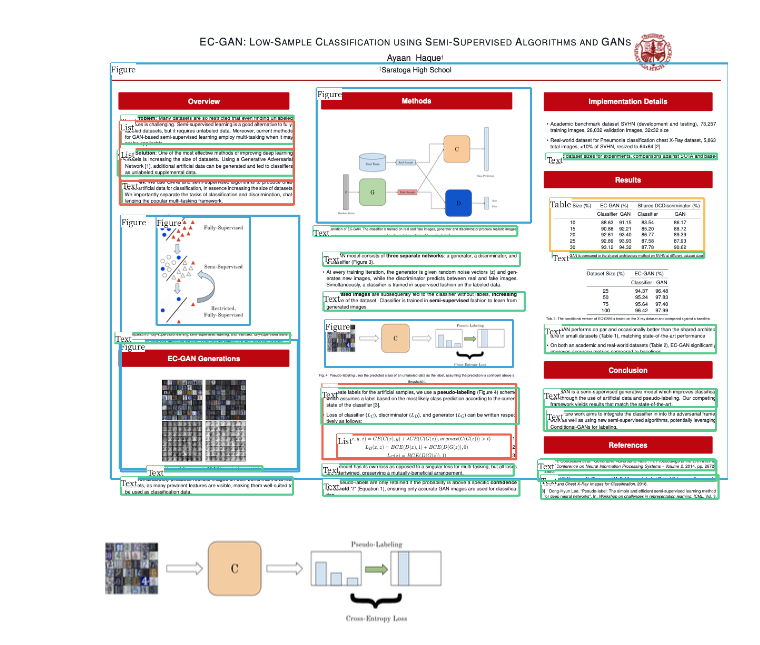
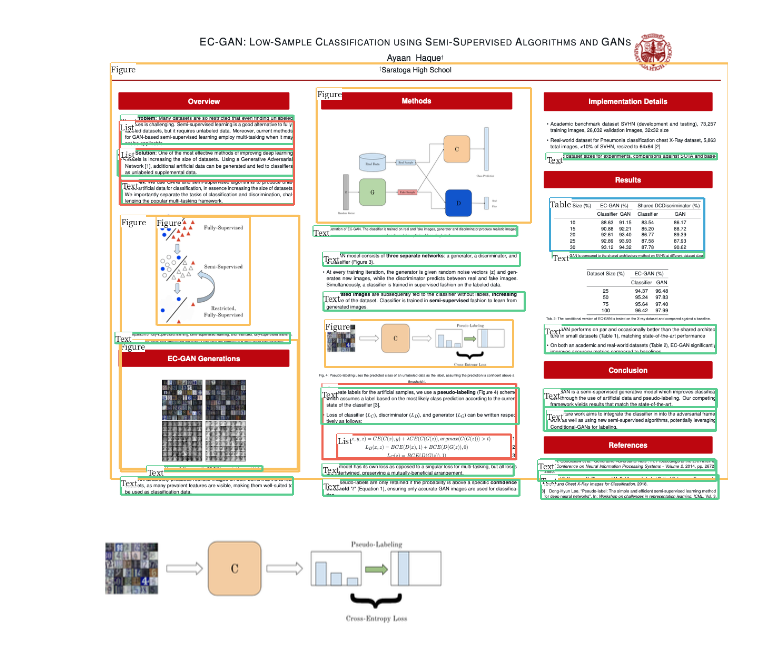
Before and after one commit to tensorlakeai/inkwell, a Jupyter notebook: notebooks/demo_pipeline.ipynb, the cells around one changed output. Drawn from its saved outputs; the diff is of its cells as text; code cells hidden in the pictures.

```diff
--- a/notebooks/demo_pipeline.ipynb
+++ b/notebooks/demo_pipeline.ipynb
@@ -13,0 +6,4 @@ draw_box(first_page_image, layout=[])
+# %%
+IMG_PATH = "./data/sample_poster.png"
+image = read_image(IMG_PATH)
+visualize_image(image)
@@ -14,6 +12,12 @@ draw_box(first_page_image, layout=[])
 # %%
 pipeline = Pipeline()
-results = pipeline.process(PDF_PATH, pages_to_parse=[0])
+results = pipeline.process(IMG_PATH)
+
+
+# If you want to parse a PDF document
+# PDF_PATH = "./data/sample_poster.pdf"
+# pipeline = Pipeline()
+# results = pipeline.process(PDF_PATH, pages_to_parse=[0, 1])
 # %% [output]
 Some weights of the model checkpoint at microsoft/table-transformer-structure-recognition were not used when initializing TableTransformerForObjectDetection: ['model.backbone.conv_encoder.model.layer2 ...
 - This IS expected if you are initializing TableTransformerForObjectDetection from the checkpoint of a model trained on another task or with another architecture (e.g. initializing a BertForSequenceCl ...
@@ -22,7 +26,7 @@ Some weights of the model checkpoint at microsoft/table-transformer-structure-re
 # %%
 # Visualize the layouts for the first page
-results_first_page = results.pages[0]
-draw_box(first_page_image, layout=results_first_page.layout, show_element_type=True)
+results = results.pages[0]
+draw_box(image, layout=results.layout, show_element_type=True)
 # %% [output]
-[figure, old version]
+[figure, new version]
 # %%
```
Also changed, not shown: parts of 7 cells of this notebook, 3 other files.
